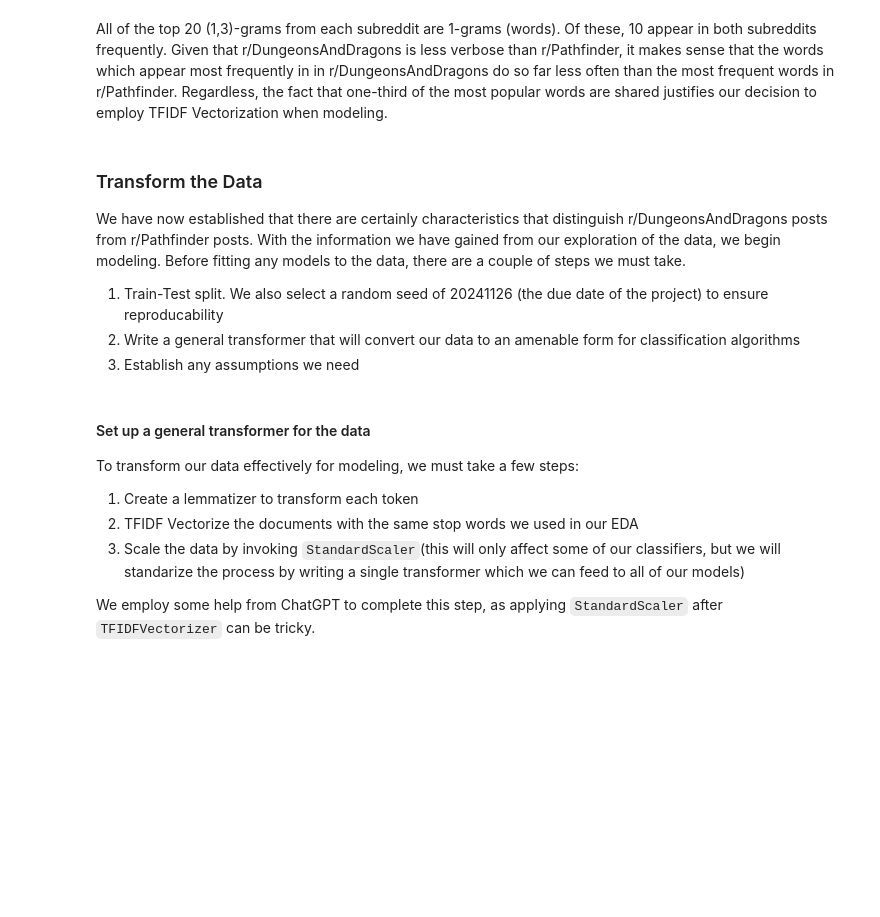
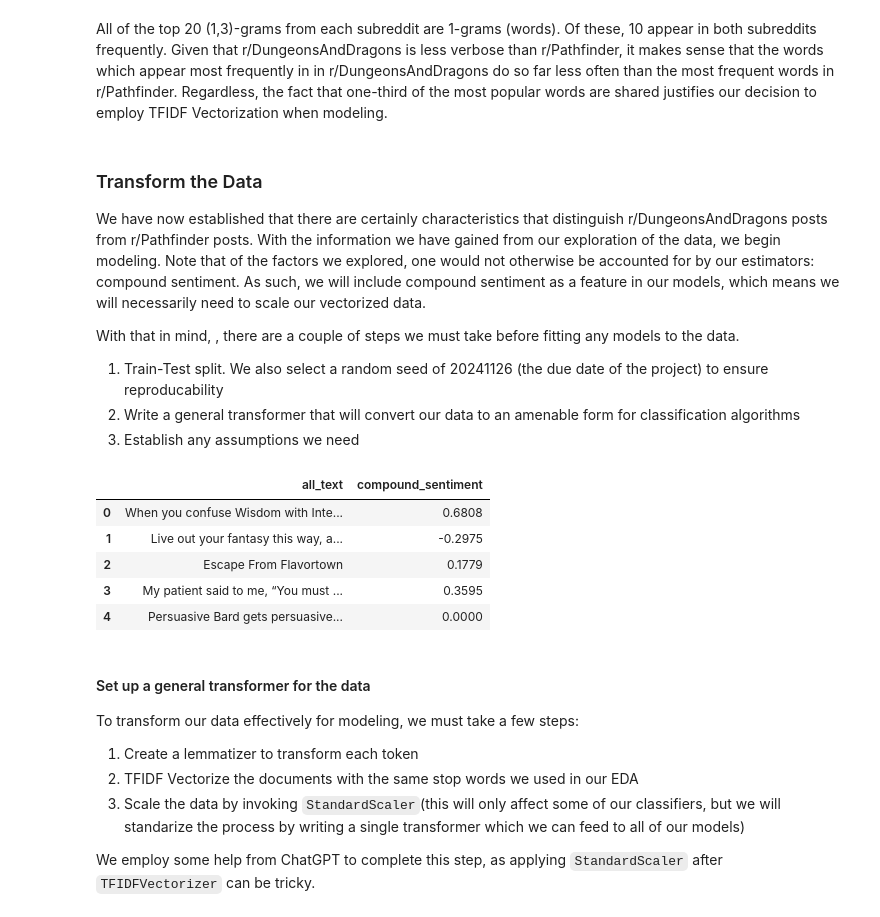
Before and after one commit to dmehta94/project-3-reddit-nlp-litigation-analysis, a Jupyter notebook: code/analysis.ipynb, the cells around one changed output. Cells and saved outputs as stored; diff of their text form; code cells hidden in the pictures; blank space fills up the shorter version.

```diff
--- a/code/analysis.ipynb
+++ b/code/analysis.ipynb
@@ -467,7 +468,9 @@ plt.title('Distribution of Frequent n-grams by Subreddit',
 All of the top 20 (1,3)-grams from each subreddit are 1-grams (words). Of these, 10 appear in both subreddits frequently. Given that r/DungeonsAndDragons is less verbose than r/Pathfinder, it makes sense that the words which appear most frequently in in r/DungeonsAndDragons do so far less often than the most frequent words in r/Pathfinder. Regardless, the fact that one-third of the most popular words are shared justifies our decision to employ TFIDF Vectorization when modeling.
 # %% [markdown]
 ### Transform the Data
-We have now established that there are certainly characteristics that distinguish r/DungeonsAndDragons posts from r/Pathfinder posts. With the information we have gained from our exploration of the data, we begin modeling. Before fitting any models to the data, there are a couple of steps we must take.
+We have now established that there are certainly characteristics that distinguish r/DungeonsAndDragons posts from r/Pathfinder posts. With the information we have gained from our exploration of the data, we begin modeling. Note that of the factors we explored, one would not otherwise be accounted for by our estimators: compound sentiment. As such, we will include compound sentiment as a feature in our models, which means we will necessarily need to scale our vectorized data.
+
+With that in mind, , there are a couple of steps we must take before fitting any models to the data.
 
 1) Train-Test split. We also select a random seed of 20241126 (the due date of the project) to ensure reproducability
 2) Write a general transformer that will convert our data to an amenable form for classification algorithms
@@ -478,6 +483,15 @@ X = senti_df[['all_text', 'compound_sentiment']]
 y = senti_df['isDnD']
 
 X_train, X_test, y_train, y_test = train_test_split(X, y, random_state = 20241126)
+# %%
+X.head()
+# %% [output]
+|  | all_text | compound_sentiment |
+| 0 | When you confuse Wisdom with Inte... | 0.6808 |
+| 1 | Live out your fantasy this way, a... | -0.2975 |
+| 2 | Escape From Flavortown | 0.1779 |
+| 3 | My patient said to me, “You must ... | 0.3595 |
+| 4 | Persuasive Bard gets persuasive... | 0.0000 |
 # %% [markdown]
 #### Set up a general transformer for the data
 To transform our data effectively for modeling, we must take a few steps:
```
Also changed, not shown: parts of 25 cells of this notebook, 1 other file.
